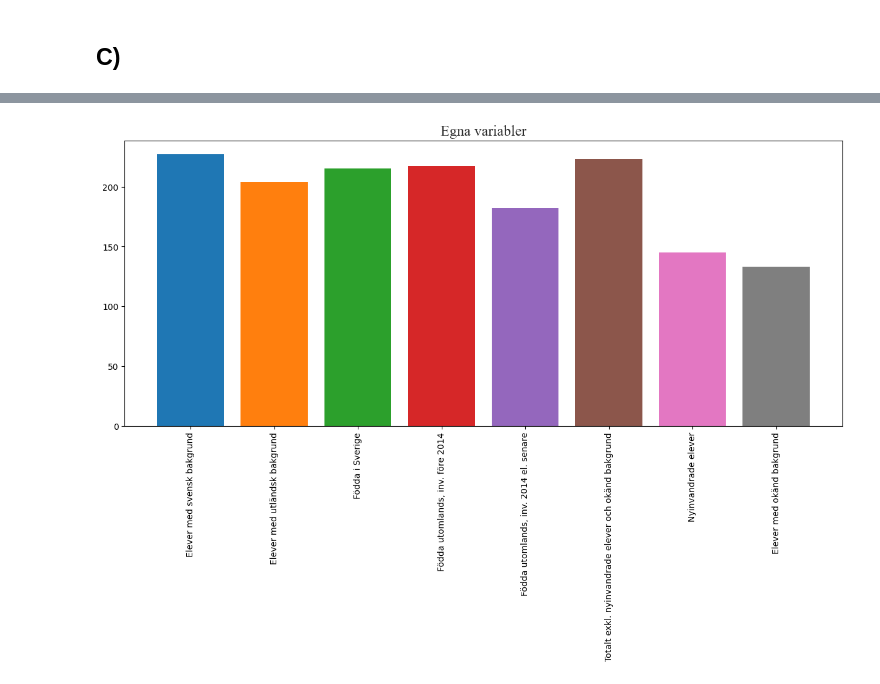
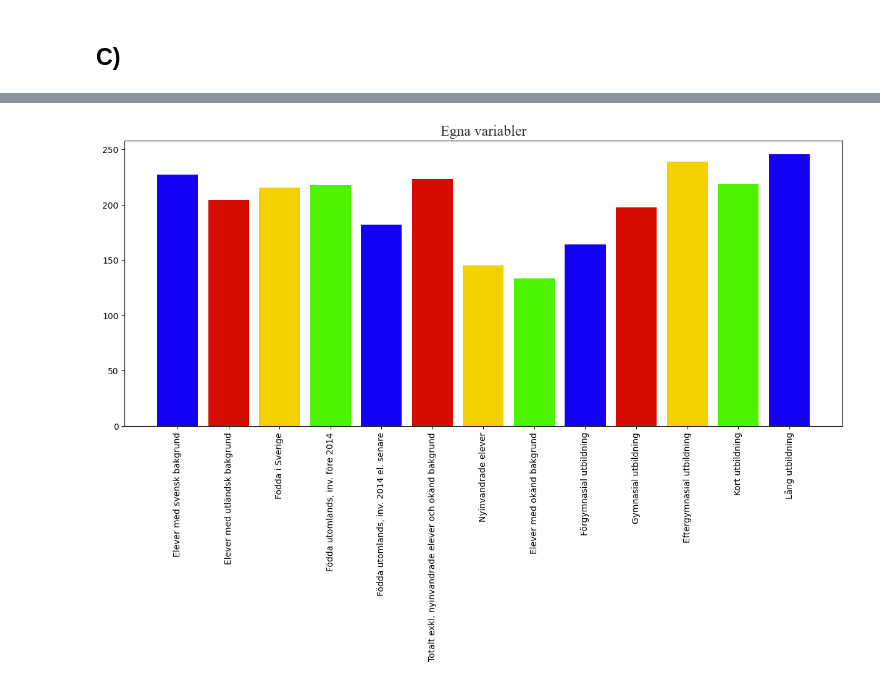
Before and after one commit to MiltonOberg/Python-Milton--sterberg-OPA23, a Jupyter notebook: Laboration2/Labb2.ipynb, the cells around one changed output, grey strips where cells are left out. Drawn from its saved outputs; the diff is of its cells as text; code cells hidden in the pictures.

```diff
--- a/Laboration2/Labb2.ipynb
+++ b/Laboration2/Labb2.ipynb
@@ -157,5 +160,5 @@ for ax, df, huvudman in zip(axs.flatten(), dfs, huvudmann):
 # %% [markdown]
 ## A)
 # %%
-df_1a_raw= pd.read_excel("../Data/Data_processing/betyg_o_prov_riksnivå.xlsx", sheet_name= "Tabell 1A", skiprows= 9)
-df_1b_raw= pd.read_excel("../Data/Data_processing/betyg_o_prov_riksnivå.xlsx", sheet_name= "Tabell 1B", skiprows= 7)
+df_1a= pd.read_excel("../Data/Data_processing/betyg_o_prov_riksnivå.xlsx", sheet_name= "Tabell 1A", skiprows= 9)
+df_1b= pd.read_excel("../Data/Data_processing/betyg_o_prov_riksnivå.xlsx", sheet_name= "Tabell 1B", skiprows= 7)
@@ -284,0 +183,29 @@ plt.show()
+# %%
+df_1a.columns = [
+    "Variabel",
+    "Totalt",
+    "Flickor",
+    "Pojkar",
+    "Totalt(A-F)",
+    "Flickor(A-F)",
+    "Pojkar(A-F)",
+    "Totalt(A-E)",
+    "Flickor(A-E)",
+    "Pojkar(A-E)"
+]
+df_1b.columns= [
+    "Variabel",
+    "Totalt(Genomsnitt merit 16 ämnen)",
+    "Flickor(Genomsnitt merit 16 ämnen)",
+    "Pojkar(Genomsnitt merit 16 ämnen)",
+    "Totalt(Genomsnitt merit 17 ämnen)",
+    "Flickor(Genomsnitt merit 17 ämnen)",
+    "Pojkar(Genomsnitt merit 17 ämnen)",
+    "Totalt(% elever med ett F)",
+    "% Flickor med minst ett F",
+    "% Pojkar med minst ett F"
+]
+
+df_1a = df_1a.dropna()
+df_1b = df_1b.dropna()
+df_1b.head()
@@ -396,10 +322,14 @@ born_sweden_merit16= [x for x in df_1b.loc[10: 17, (categories[3], "Totalt")]]
+# %%
+categorie_c= df_1b[(categories[6], "Variabel")].iloc[10:]
+
+total_values= df_1b[(categories[3], "Totalt")].iloc[10:]
 # %%
 fig, ax= plt.subplots(figsize= (15, 6))
 
 ax.set_title("Egna variabler", color= colors["GRAY1"], fontdict= {"fontname": "Times New Roman", "fontsize": 17})
 ax.tick_params(axis= "x", rotation= 90)
 
-for categori, merit16 in zip(categorie_c, born_sweden_merit16):
-    ax.bar(categori, merit16)
+for categorie, merit16, color in zip(categorie_c, total_values, cycle(bar_colors)):
+    ax.bar(categorie, merit16, color= color)
 # %% [output]
-[figure, old version]
+[figure, new version]
```
Also changed, not shown: parts of 20 cells of this notebook, 1 other file.
